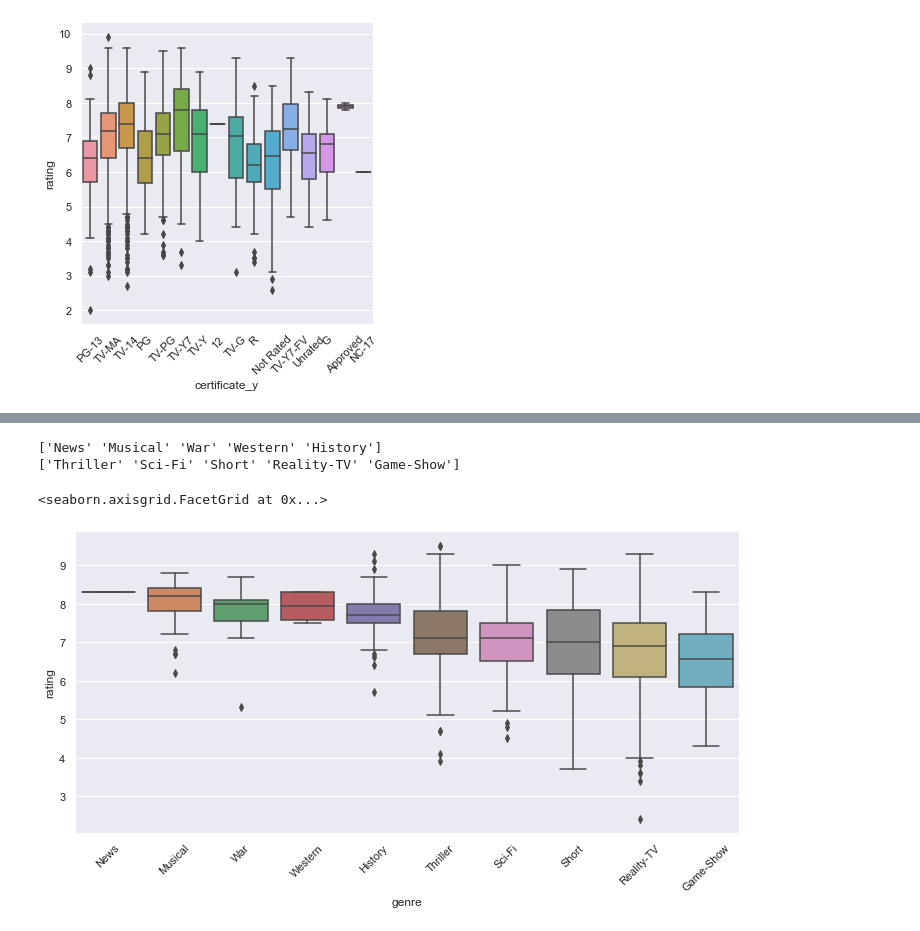
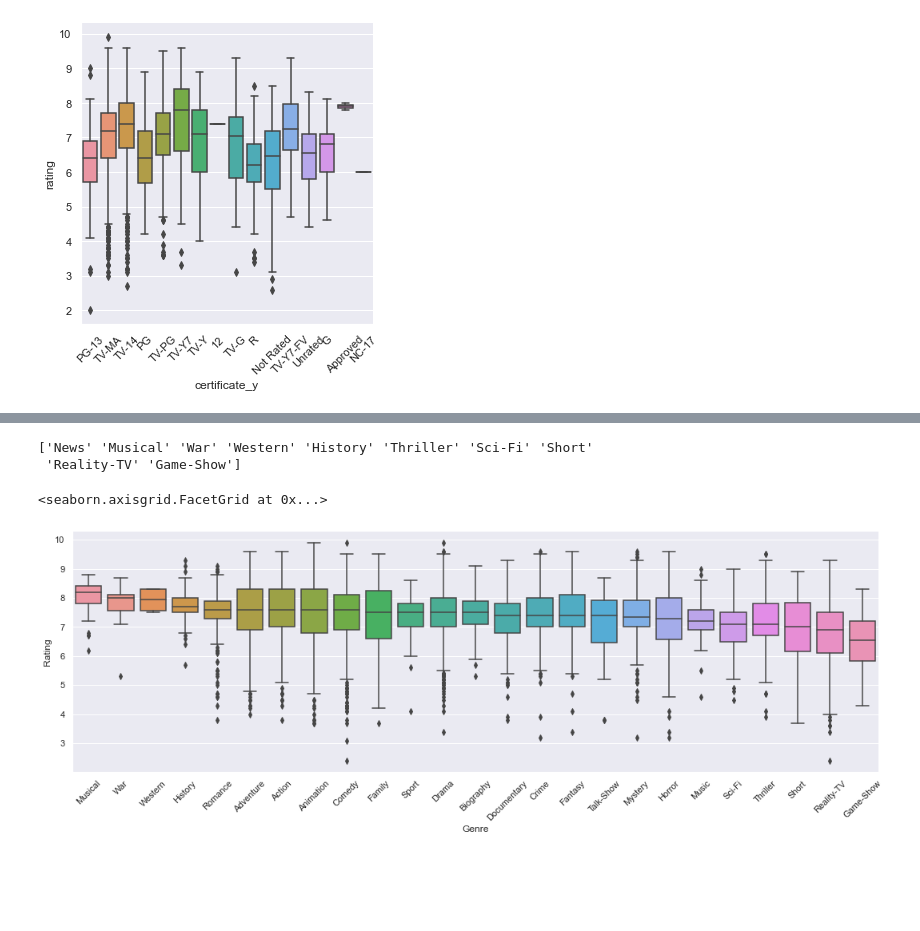
Before and after one commit to drewf24/cs216_final_project, a Jupyter notebook: project prototype.ipynb, the cells around one changed output, grey strips where cells are left out. Saved outputs shown, nothing was run; the diff lists cells and outputs as text; code cells hidden in the pictures; blank space fills up the shorter version.

```diff
--- a/project prototype.ipynb
+++ b/project prototype.ipynb
@@ -326,18 +424,15 @@ graph.set_xticklabels(rotation=45)
 # %%
-top_ordered_tv = cleaned_tv_shows_genre.groupby('genre')['rating'].median().sort_values(ascending=False).nlargest().index.values
-bottom_ordered_tv = np.flip(cleaned_tv_shows_genre.groupby('genre')['rating'].median().sort_values(ascending=False).nsmallest().index.values)
-print(top_ordered_tv)
-print(bottom_ordered_tv)
+# top_ordered_tv = cleaned_tv_shows_genre.groupby('genre')['rating'].median().sort_values(ascending=False).nlargest().index.values
+# bottom_ordered_tv = np.flip(cleaned_tv_shows_genre.groupby('genre')['rating'].median().sort_values(ascending=False).nsmallest().index.values)
+# top_bottom_tv = np.append(top_ordered_tv, bottom_ordered_tv)
 
-top_bottom_tv = np.append(top_ordered_tv, bottom_ordered_tv)
-graph = sns.catplot(data=cleaned_tv_shows_genre, x='genre', y='rating', kind="box", order=top_bottom_tv, aspect=2)
-
+order_low_high = cleaned_tv_shows_genre.groupby('genre')['rating'].median().sort_values(ascending=False).index.values
+graph = sns.catplot(data=cleaned_tv_shows_genre, x='genre', y='rating', kind="box", order=order_low_high[1:], aspect=3)
+#graph = sns.catplot(data=cleaned_tv_shows_genre, x='genre', y='rating', kind="box", order=top_bottom_tv, aspect=2)
 graph.set_xticklabels(rotation=45)
-
-# graph = sns.catplot(data=cleaned_tv_shows_genre, x='genre', y='rating', kind="box", height=5, aspect=5)
-# graph.set_xticklabels(rotation=45)
+graph.set_axis_labels('Genre', 'Rating')
 # %% [output]
-['News' 'Musical' 'War' 'Western' 'History']
-['Thriller' 'Sci-Fi' 'Short' 'Reality-TV' 'Game-Show']
+['News' 'Musical' 'War' 'Western' 'History' 'Thriller' 'Sci-Fi' 'Short'
+ 'Reality-TV' 'Game-Show']
 <seaborn.axisgrid.FacetGrid at 0x...>
-[figure, old version]
+[figure, new version]
```
Also changed, not shown: parts of 18 cells of this notebook.
